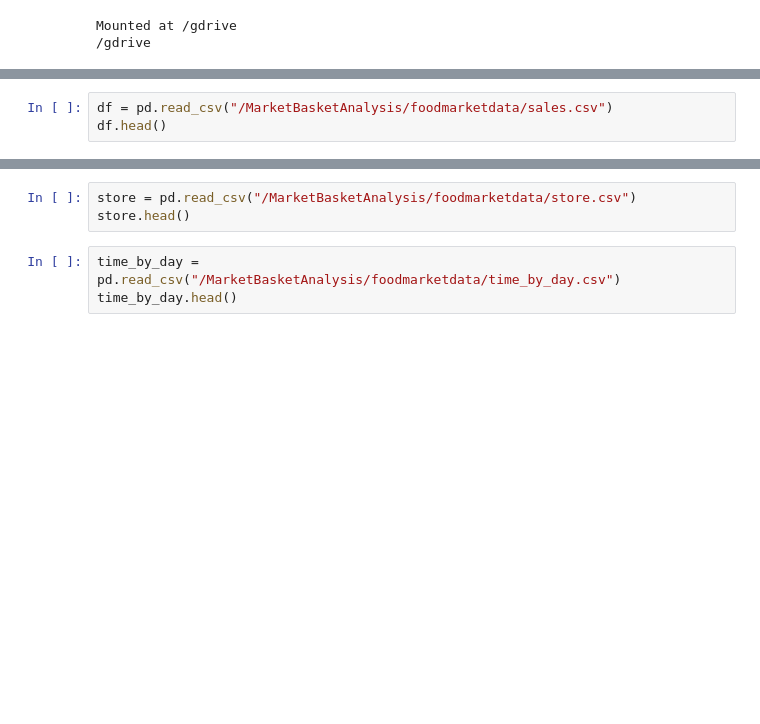
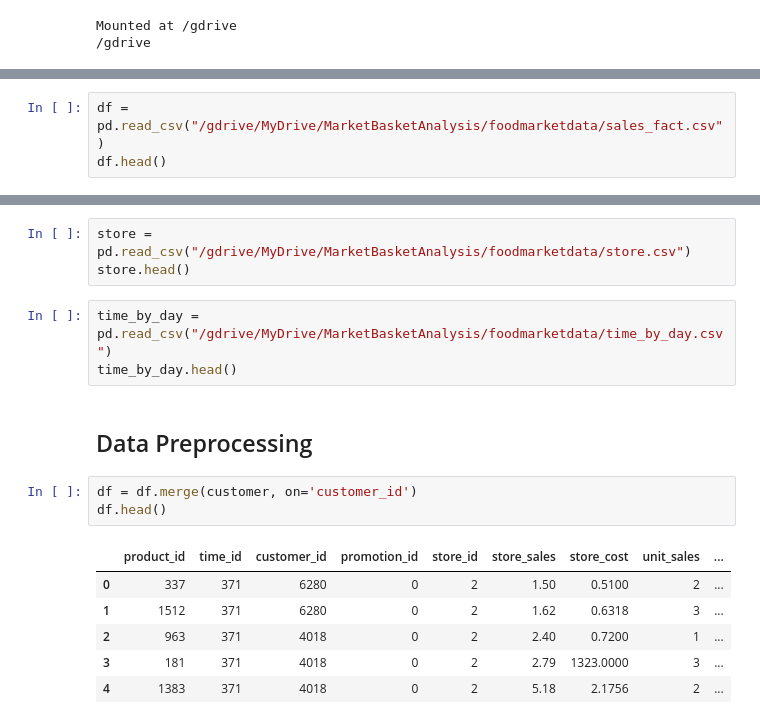
Before and after one commit to dewaalaw/dsprojects, a Jupyter notebook: market-basket-analysis/src/mba-data-analysis.ipynb, the cells around one changed output, grey strips where cells are left out. Saved outputs shown, nothing was run; the diff lists cells and outputs as text; blank space fills up the shorter version.

```diff
--- a/market-basket-analysis/src/mba-data-analysis.ipynb
+++ b/market-basket-analysis/src/mba-data-analysis.ipynb
@@ -40,3 +54,3 @@ region.head()
 # %%
-df = pd.read_csv("/MarketBasketAnalysis/foodmarketdata/sales.csv")
+df = pd.read_csv("/gdrive/MyDrive/MarketBasketAnalysis/foodmarketdata/sales_fact.csv")
 df.head()
@@ -43,6 +64,18 @@ df.head()
 # %%
-store = pd.read_csv("/MarketBasketAnalysis/foodmarketdata/store.csv")
+store = pd.read_csv("/gdrive/MyDrive/MarketBasketAnalysis/foodmarketdata/store.csv")
 store.head()
 # %%
-time_by_day = pd.read_csv("/MarketBasketAnalysis/foodmarketdata/time_by_day.csv")
+time_by_day = pd.read_csv("/gdrive/MyDrive/MarketBasketAnalysis/foodmarketdata/time_by_day.csv")
 time_by_day.head()
+# %% [markdown]
+## Data Preprocessing
+# %%
+df = df.merge(customer, on='customer_id')
+df.head()
+# %% [output]
+|  | product_id | time_id | customer_id | promotion_id | store_id | store_sales | store_cost | unit_sales | ... |
+| 0 | 337 | 371 | 6280 | 0 | 2 | 1.50 | 0.5100 | 2 | ... |
+| 1 | 1512 | 371 | 6280 | 0 | 2 | 1.62 | 0.6318 | 3 | ... |
+| 2 | 963 | 371 | 4018 | 0 | 2 | 2.40 | 0.7200 | 1 | ... |
+| 3 | 181 | 371 | 4018 | 0 | 2 | 2.79 | 1323.0000 | 3 | ... |
+| 4 | 1383 | 371 | 4018 | 0 | 2 | 5.18 | 2.1756 | 2 | ... |
```
Also changed, not shown: parts of 8 cells of this notebook.
